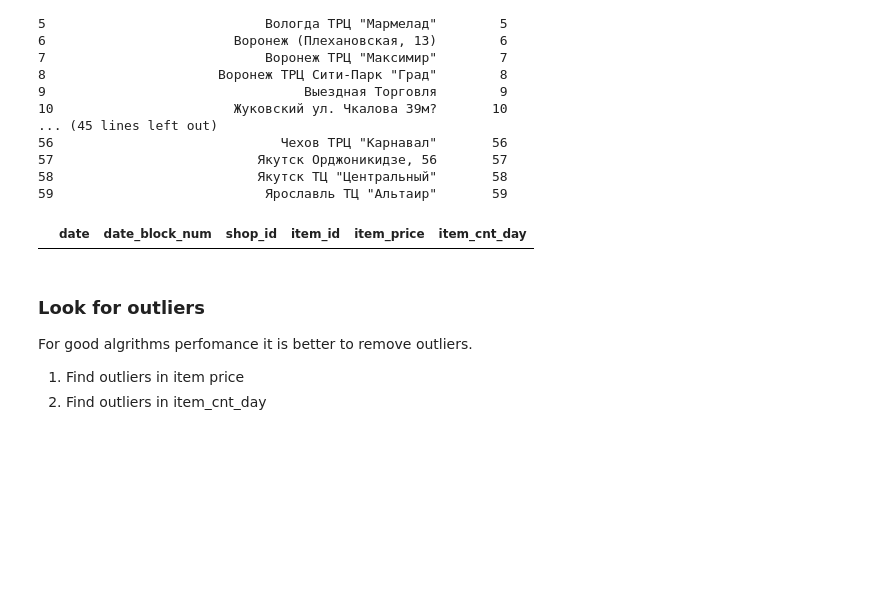
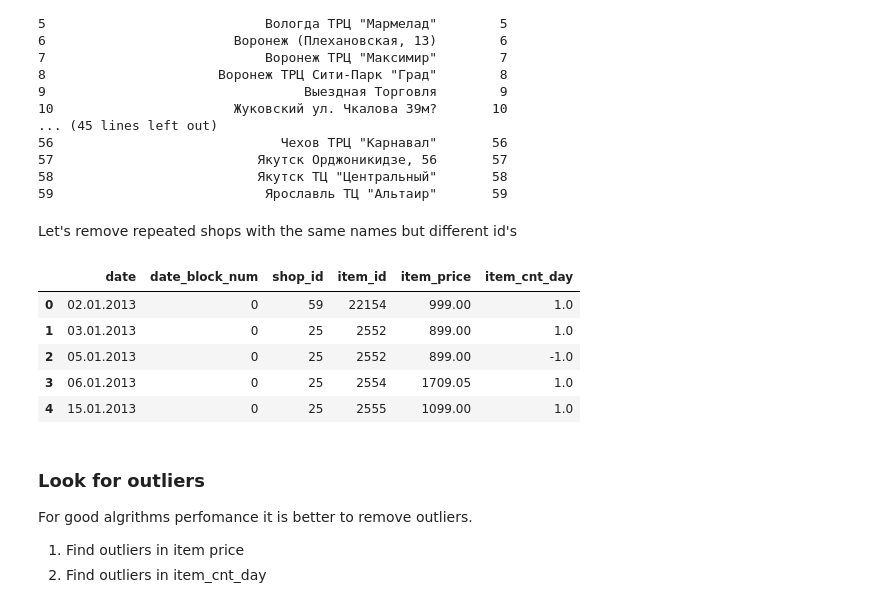
Before and after one commit to Selotkin/Predict-Future-Sales, a Jupyter notebook: Prepare data.ipynb, the cells around one changed output. Saved outputs shown, nothing was run; the diff lists cells and outputs as text; code cells hidden in the pictures; blank space fills up the shorter version.

Commit message:
Small changes in Prepare data notebook

```diff
--- a/Prepare data.ipynb
+++ b/Prepare data.ipynb
@@ -62,10 +74,19 @@ print(shops_data)
 57                          Якутск Орджоникидзе, 56       57
 58                          Якутск ТЦ "Центральный"       58
 59                           Ярославль ТЦ "Альтаир"       59
+# %% [markdown]
+Let's remove repeated shops with the same names but different id's
 # %%
-train_data.shop_id = train_data.shop_id.map({0:57, 0:58})
+train_data.loc[train_data.shop_id == 0, 'shop_id'] = 57
+train_data.loc[train_data.shop_id == 1, 'shop_id'] = 58
+train_data.head()
 # %% [output]
 |  | date | date_block_num | shop_id | item_id | item_price | item_cnt_day |
+| 0 | 02.01.2013 | 0 | 59 | 22154 | 999.00 | 1.0 |
+| 1 | 03.01.2013 | 0 | 25 | 2552 | 899.00 | 1.0 |
+| 2 | 05.01.2013 | 0 | 25 | 2552 | 899.00 | -1.0 |
+| 3 | 06.01.2013 | 0 | 25 | 2554 | 1709.05 | 1.0 |
+| 4 | 15.01.2013 | 0 | 25 | 2555 | 1099.00 | 1.0 |
 # %% [markdown]
 ### Look for outliers
 For good algrithms perfomance it is better to remove outliers.
```
Also changed, not shown: parts of 2 cells of this notebook.
